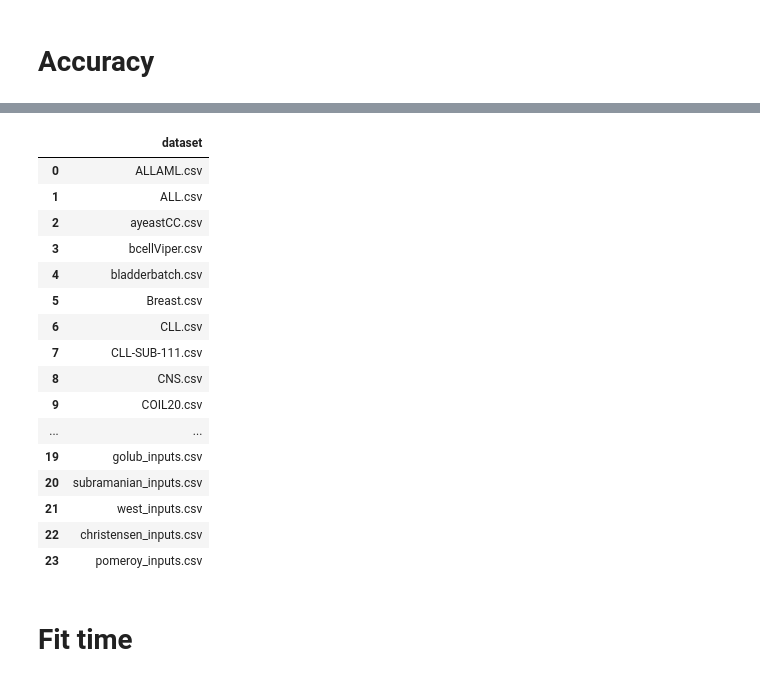
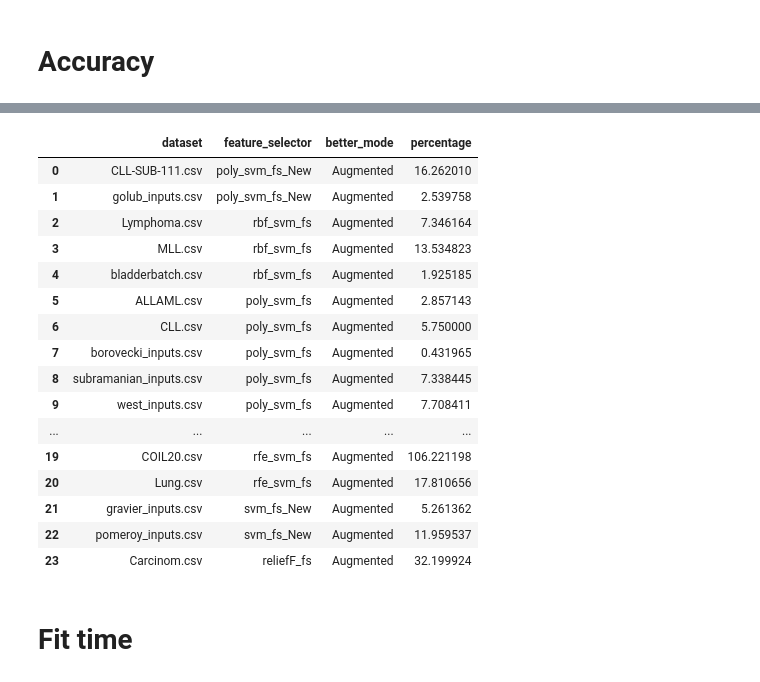
Before and after one commit to TzviLederer/feature-selection, a Jupyter notebook: analyse_results.ipynb, the cells around one changed output, grey strips where cells are left out. Saved outputs shown, nothing was run; the diff lists cells and outputs as text; code cells hidden in the pictures.

```diff
--- a/analyse_results.ipynb
+++ b/analyse_results.ipynb
@@ -21,13 +21,13 @@ df
 # %% [markdown]
 # Accuracy
 # %%
-mean_acc = df.groupby(['dataset', 'filtering_algorithm', 'n_selected_features']).mean()['test_acc'].reset_index()
+mean_df = df.groupby(['dataset', 'filtering_algorithm', 'n_selected_features']).mean()['test_acc'].reset_index()
 
-max_acc = mean_acc.groupby('dataset').max()['test_acc'].reset_index()
+max_df = mean_df.groupby('dataset').max()['test_acc'].reset_index()
 
-max_acc = max_acc.apply(
-    lambda row: mean_acc[(mean_acc['dataset'] == row['dataset']) & (mean_acc['test_acc'] == row['test_acc'])].iloc[0],
+max_df = max_df.apply(
+    lambda row: mean_df[(mean_df['dataset'] == row['dataset']) & (mean_df['test_acc'] == row['test_acc'])].iloc[0],
     axis=1)
-max_acc
+max_df
 # %% [output]
 |  | dataset | filtering_algorithm | n_selected_features | test_acc |
@@ -87,41 +88,39 @@ res_df
 # %%
 metric_col = 'test_acc'
 
-res = {d: {} for d in df.dataset.unique()}
+lst = []
 improvements_fs = list(df['filtering_algorithm'][df['filtering_algorithm'].str.endswith('_Aug')].unique())
 for new_fs in improvements_fs:
     org_fs = new_fs[:-len('_Aug')]
     mean_df = df[df['filtering_algorithm'].isin([org_fs,new_fs])].groupby(['dataset', 'filtering_algorithm']).mean()[metric_col].reset_index()
-    for dataset in mean_df.dataset.unique():
+    for dataset in mean_df[mean_df['filtering_algorithm'] == new_fs].dataset.unique():
         ds_df = mean_df[mean_df['dataset'] == dataset]
         org_metric = ds_df[ds_df['filtering_algorithm'] == org_fs][metric_col].iloc[0]
         new_metric = ds_df[ds_df['filtering_algorithm'] == new_fs][metric_col].iloc[0]
         if new_metric > org_metric:
-            res[dataset].update({f'better_{org_fs}': 'Augmented', f'better_{org_fs}_percentage': 100 * (new_metric / org_metric - 1)})
+            lst.append({'dataset': dataset, 'feature_selector': org_fs, f'better_mode': 'Augmented', f'percentage': 100 * (new_metric / org_metric - 1)})
         elif new_metric < org_metric:
-            res[dataset].update({f'better_{org_fs}': 'Original', f'better_{org_fs}_percentage': 100 * (org_metric / new_metric - 1)})
-        else:
-            res[dataset].update({f'better_{org_fs}': 'Equal'})
-res_df = pd.DataFrame([{'dataset': d, **v} for d, v in res.items()])
+            lst.append({'dataset': dataset, 'feature_selector': org_fs, f'better_mode': 'Augmented', f'percentage': 100 * (org_metric / new_metric - 1)})
+res_df = pd.DataFrame(lst)
 res_df
 # %% [output]
-|  | dataset |
-| 0 | ALLAML.csv |
-| 1 | ALL.csv |
-| 2 | ayeastCC.csv |
-| 3 | bcellViper.csv |
-| 4 | bladderbatch.csv |
-| 5 | Breast.csv |
-| 6 | CLL.csv |
-| 7 | CLL-SUB-111.csv |
-| 8 | CNS.csv |
-| 9 | COIL20.csv |
-| ... | ... |
-| 19 | golub_inputs.csv |
-| 20 | subramanian_inputs.csv |
-| 21 | west_inputs.csv |
-| 22 | christensen_inputs.csv |
-| 23 | pomeroy_inputs.csv |
+|  | dataset | feature_selector | better_mode | percentage |
+| 0 | CLL-SUB-111.csv | poly_svm_fs_New | Augmented | 16.262010 |
+| 1 | golub_inputs.csv | poly_svm_fs_New | Augmented | 2.539758 |
+| 2 | Lymphoma.csv | rbf_svm_fs | Augmented | 7.346164 |
+| 3 | MLL.csv | rbf_svm_fs | Augmented | 13.534823 |
+| 4 | bladderbatch.csv | rbf_svm_fs | Augmented | 1.925185 |
+| 5 | ALLAML.csv | poly_svm_fs | Augmented | 2.857143 |
+| 6 | CLL.csv | poly_svm_fs | Augmented | 5.750000 |
+| 7 | borovecki_inputs.csv | poly_svm_fs | Augmented | 0.431965 |
+| 8 | subramanian_inputs.csv | poly_svm_fs | Augmented | 7.338445 |
+| 9 | west_inputs.csv | poly_svm_fs | Augmented | 7.708411 |
+| ... | ... | ... | ... | ... |
+| 19 | COIL20.csv | rfe_svm_fs | Augmented | 106.221198 |
+| 20 | Lung.csv | rfe_svm_fs | Augmented | 17.810656 |
+| 21 | gravier_inputs.csv | svm_fs_New | Augmented | 5.261362 |
+| 22 | pomeroy_inputs.csv | svm_fs_New | Augmented | 11.959537 |
+| 23 | Carcinom.csv | reliefF_fs | Augmented | 32.199924 |
 # %% [markdown]
 # Fit time
 # %%
```
Also changed, not shown: parts of 8 cells of this notebook, 2 other files.
